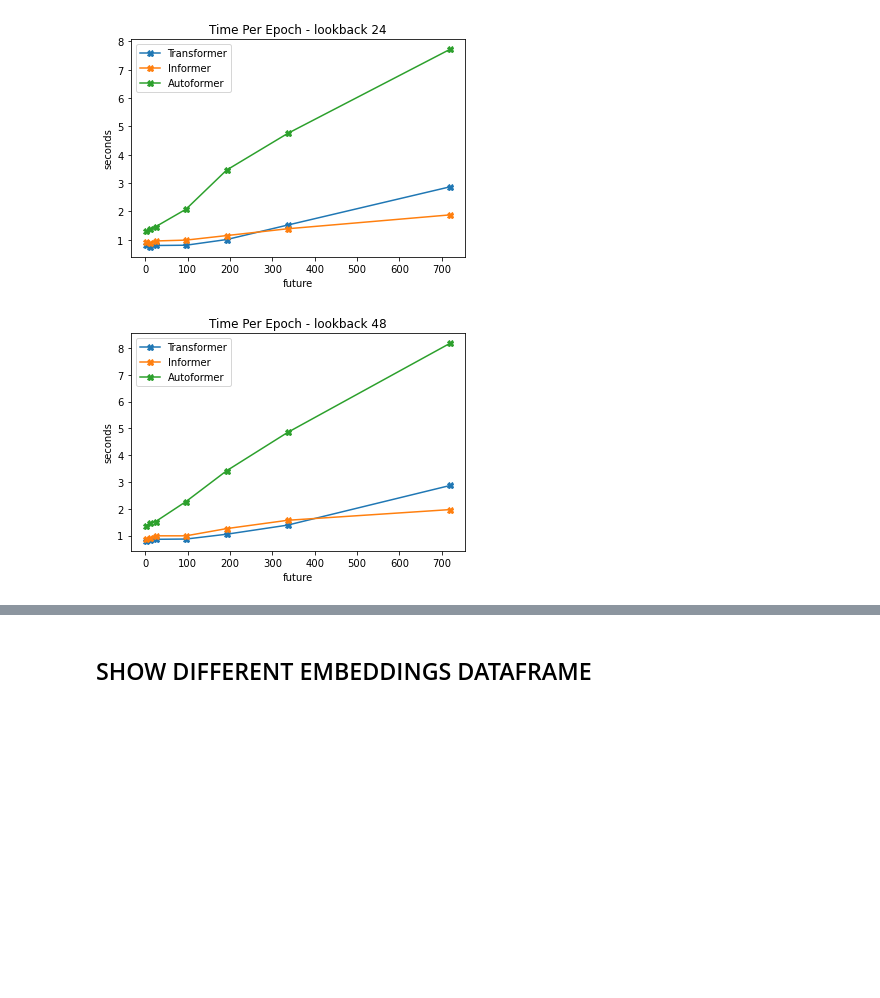
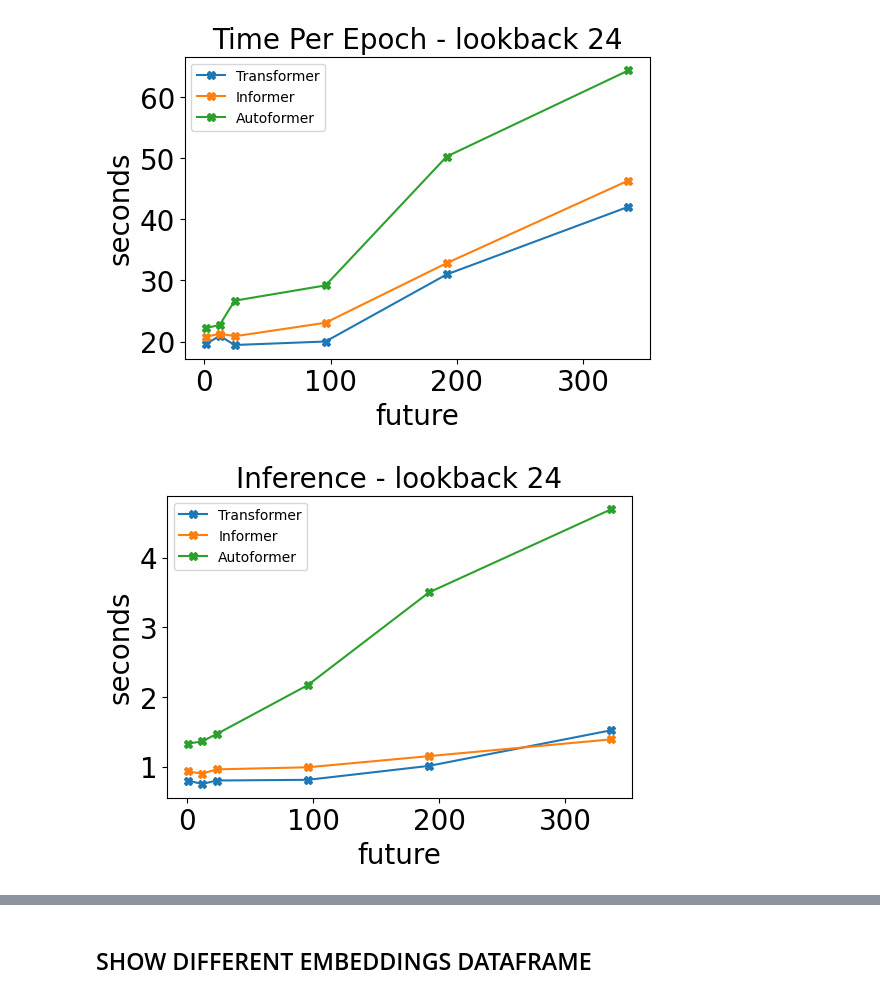
Before and after one commit to Vaiyani/mvaiyani-thesis, a Jupyter notebook: Results/Parser.ipynb, the cells around one changed output, grey strips where cells are left out. Saved outputs shown, nothing was run; the diff lists cells and outputs as text; code cells hidden in the pictures; blank space fills up the shorter version.

Commit message:
All Results From Exploration

```diff
--- a/Results/Parser.ipynb
+++ b/Results/Parser.ipynb
@@ -11,7 +11,7 @@ def parse_results(filename:str, mv:bool = False) -> pd.DataFrame:
     data = defaultdict(list)
     with open(filename) as file:
         for line in file:
-            if line == '\n':
+            if line == '\n' or line[:4] == 'mse_':
                 continue
             if line[:3] == 'mse':
                 result = line.replace(" ", "").split(',')
@@ -29,7 +29,6 @@ def parse_results(filename:str, mv:bool = False) -> pd.DataFrame:
                         data['epochs'].append(round(float(result[9].split(':')[1]),8))
                     else:
                         data['epochs'].append(1)
-
             else:
                 attributes = line.split(sep='_')
 #                 print(attributes)
@@ -85,18 +113,25 @@ def slice_and_dice(formers:pd.DataFrame, lstms: pd.DataFrame) -> pd.DataFrame:
 uv_formers = parse_results('univariate/formers-original-data.txt').\
                 drop_duplicates(subset=['model', 'lookback', 'future', 'pos','val','temp'], keep = 'last')
 uv_formers['time_per_epoch'] = uv_formers['train_time']/uv_formers['epochs']
-uv_lstms = parse_lstms('univariate/new_results_lstm.txt').\
-                drop_duplicates(subset=['lookback', 'future'], keep = 'last')
+uv_lstms = parse_lstms('archive/result-lstm-original-data.txt').\
+                drop_duplicates(subset=['lookback', 'future'], keep = 'first')
 
-## multivariate OHLC##
+## multiple input OHLC -> single output##
 mv_formers = parse_results('multivariate/formers_multivariate_result_latest.txt', True).\
                 drop_duplicates(subset=['model', 'lookback', 'future', 'pos','val','temp'],keep = 'last')
 mv_lstms = parse_lstms('multivariate/result-lstm-multivariate.txt').\
                 drop_duplicates(subset=['lookback', 'future'], keep = 'last')
 
 
-## multivariate OHLC and Moving Averages##
+## multiple input OHLC and Moving Averages -> single output##
 mv_formers_ma = parse_results('multivariate/formers_multivariate_result_more_features.txt', True).\
                 drop_duplicates(subset=['model', 'lookback', 'future', 'pos','val','temp'],keep = 'last')
 mv_lstms_ma = parse_lstms('multivariate/result-lstm-multivariate-more-features.txt').\
                 drop_duplicates(subset=['lookback', 'future'], keep = 'last')
+
+##
+df_seq_len = parse_results('understanding_seq_len.txt', True)
+
+df_uv = slice_and_dice(uv_formers, uv_lstms)
+df_mv = slice_and_dice(mv_formers, mv_lstms)
+df_mv_ma = slice_and_dice(mv_formers_ma, mv_lstms_ma)
@@ -157,39 +175,73 @@ for lookback in [24, 48, 96, 168, 336]:
 # %%
-pd.set_option('display.expand_frame_repr', False)
+pd.set_option('display.expand_frame_repr', True)
+plt.rcParams["figure.dpi"] = 100
+SMALL_SIZE = 20
+MEDIUM_SIZE = 20
+BIGGER_SIZE = 20
+
+plt.rc('font', size=SMALL_SIZE)          # controls default text sizes
+plt.rc('axes', titlesize=SMALL_SIZE)     # fontsize of the axes title
+plt.rc('axes', labelsize=MEDIUM_SIZE)    # fontsize of the x and y labels
+plt.rc('xtick', labelsize=SMALL_SIZE)    # fontsize of the tick labels
+plt.rc('ytick', labelsize=SMALL_SIZE)    # fontsize of the tick labels
+plt.rc('legend', fontsize=10)    # legend fontsize
+plt.rc('figure', titlesize=BIGGER_SIZE)  # fontsize of the figure title
 # for lookback in [6, 12, 24, 48, 72, 96, 120, 144, 168, 192, 336, 504, 672,720]:
-for lookback in [24, 48,96,336]:
-    columns = ['test_time','test_time-Informer','test_time-Autoformer']
-#     columns = ['time_per_epoch','time_per_epoch-Informer','time_per_epoch-Autoformer']
+for lookback in [24, 96]:
+    columns_time = ['test_time','test_time-Informer','test_time-Autoformer']
+    columns_epoch = ['epochs','epochs-Informer','epochs-Autoformer']
+    columns = ['time_per_epoch','time_per_epoch-Informer','time_per_epoch-Autoformer']
     time_df = df_uv[['lookback', 'future', 'pos', 'val', 'temp',\
                       'time_per_epoch-Autoformer','time_per_epoch-Informer','time_per_epoch',\
                       'test_time-Autoformer','test_time-Informer','test_time',\
                       'train_time-Autoformer','train_time-Informer','train_time',\
                       'epochs-Autoformer','epochs-Informer','epochs']]
     time_df = time_df[time_df['epochs']>2]
     ## Informer ##
     time_inf = time_df[(time_df['lookback'] == lookback) & (time_df['pos'] == 'True')\
             & (time_df['val'] == 'True') & (time_df['temp'] == 'True')]\
             [['lookback', 'future', 'time_per_epoch-Informer','epochs-Informer','test_time-Informer']]
     ## Transformer ##
     time_tra = time_df[(time_df['lookback'] == lookback) & (time_df['pos'] == 'True')\
             & (time_df['val'] == 'False') & (time_df['temp'] == 'False')]\
             [['lookback', 'future', 'time_per_epoch','epochs','test_time']]
     ## Autoformer ##
-    time_aut = time_df[(time_df['lookback'] == lookback) & (time_df['pos'] == 'True')\
+    time_aut = time_df[(time_df['lookback'] == lookback) & (time_df['pos'] == 'False')\
             & (time_df['val'] == 'True') & (time_df['temp'] == 'True')]\
             [['lookback', 'future', 'time_per_epoch-Autoformer','epochs-Autoformer','test_time-Autoformer']]
     time_formers = time_inf.merge(time_tra, how = "left", on=["lookback", "future"],suffixes=('-Autoformer', '-Informer'))\
                  .merge(time_aut, how = "left", on=["lookback", "future"],suffixes=('_ello', '-Transformer'))
     # time_formers
     time_formers = time_formers.round(2)
+    time_formers = time_formers[time_formers['future']<=336]
 #     print(time_formers)
     ax = time_formers.plot(x='future', y=columns,style='X-')
     ax.set_ylabel('seconds')
+    ax.legend(['Transformer','Informer','Autoformer'])
+    ax.set_title('Time Per Epoch - lookback ' + str(lookback))
+
+    ax = time_formers.plot(x='future', y=columns_time,style='X-')
+    ax.set_ylabel('seconds')
+    ax.legend(['Transformer','Informer','Autoformer'])
+    ax.set_title('Inference - lookback ' + str(lookback))
+
+    ax = time_formers.plot.bar(x='future', y=columns_epoch,style='X-')
+    ax.set_ylabel('epochs')
+    ax.legend(['Transformer','Informer','Autoformer'])
+    ax.set_title('Number Epoch - lookback ' + str(lookback))
+#     ax = time_formers.plot(x='future', y=columns_epoch,style='X-')
+#     ax.set_ylabel('Epochs')
 #     ax.bar_label(ax.containers[0], rotation = 45)
 #     ax.bar_label(ax.containers[1], rotation = 45)
 #     ax.bar_label(ax.containers[2], rotation = 45)
-    ax.legend(['Transformer','Informer','Autoformer'])
-    ax.set_title('Time Per Epoch - lookback ' + str(lookback))
+#     ax.legend(['Transformer','Informer','Autoformer'])
+#     ax.set_title('Epoch - lookback ' + str(lookback))
+
+
+
+#     ax.bar_label(ax.containers[0], rotation = 45)
+#     ax.bar_label(ax.containers[1], rotation = 45)
+#     ax.bar_label(ax.containers[2], rotation = 45)
 # %% [output]
-[figure, old version]
+[figure, new version]
-[figure, old version]
+[figure, new version]
```
Also changed, not shown: parts of 17 cells of this notebook, 4 other files.
